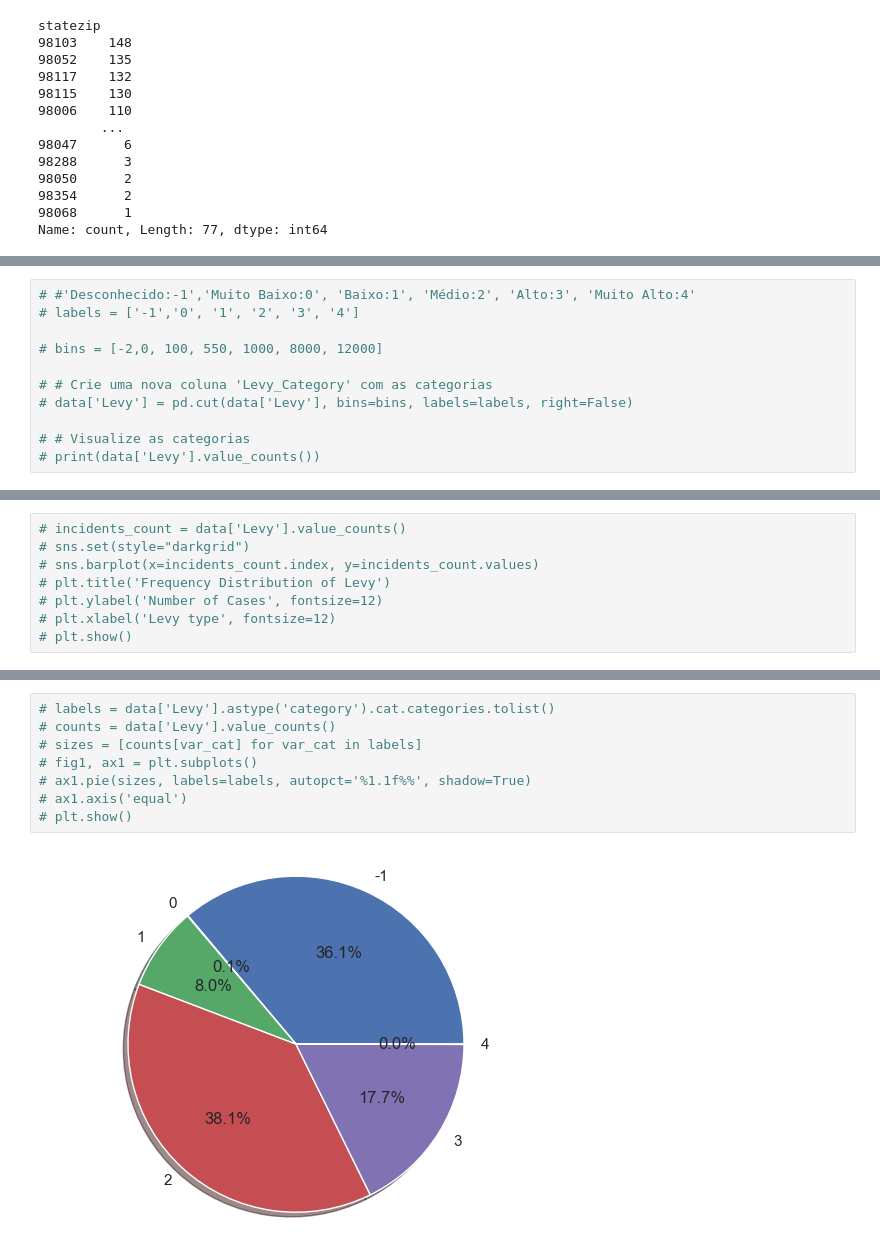
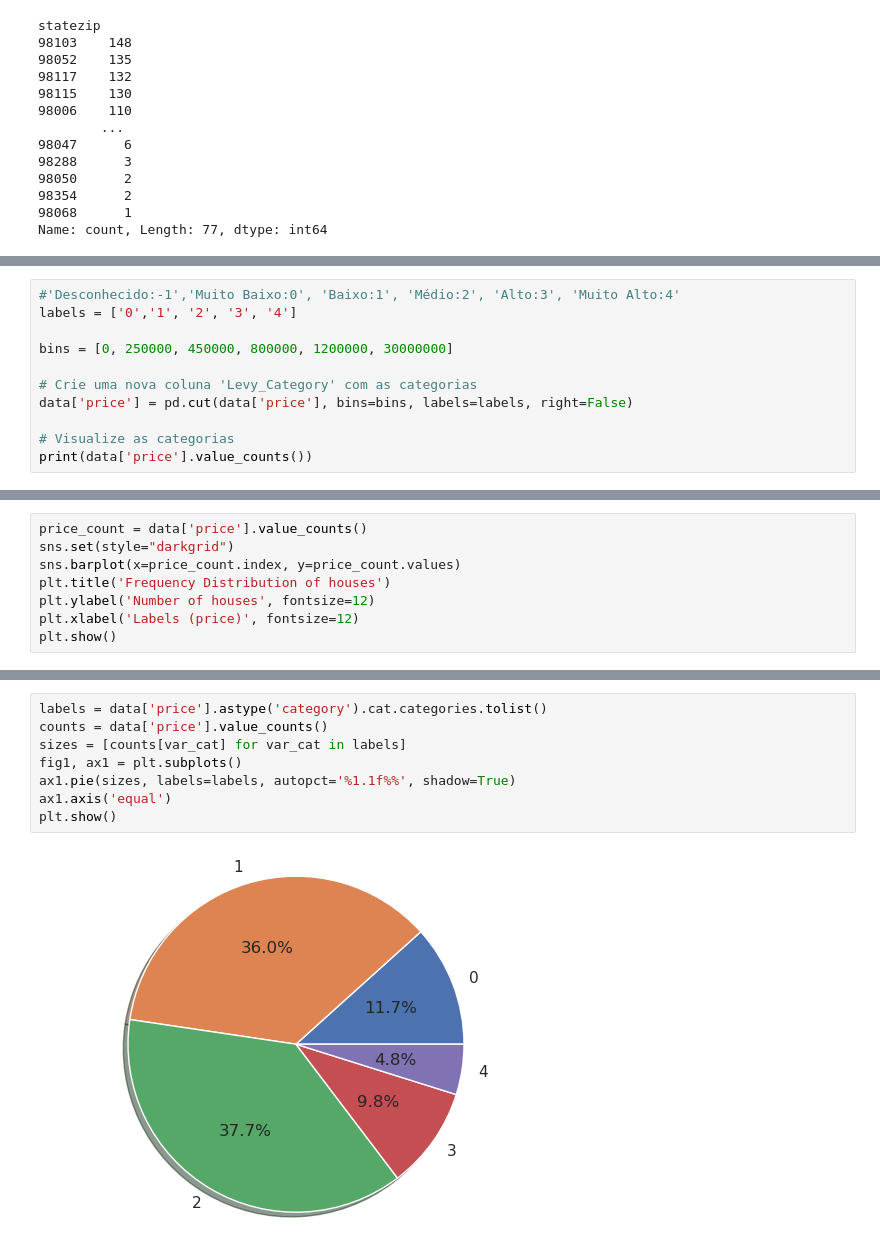
Before and after one commit to GoncaloSenra/DAA-Modelos-de-Machine-Learning, a Jupyter notebook: teste_house.ipynb, the cells around one changed output, grey strips where cells are left out. Saved outputs shown, nothing was run; the diff lists cells and outputs as text.

```diff
--- a/teste_house.ipynb
+++ b/teste_house.ipynb
@@ -345,12 +335,12 @@ data.head()
 # %%
-# #'Desconhecido:-1','Muito Baixo:0', 'Baixo:1', 'Médio:2', 'Alto:3', 'Muito Alto:4'
-# labels = ['-1','0', '1', '2', '3', '4']
+#'Desconhecido:-1','Muito Baixo:0', 'Baixo:1', 'Médio:2', 'Alto:3', 'Muito Alto:4'
+labels = ['0','1', '2', '3', '4']
 
-# bins = [-2,0, 100, 550, 1000, 8000, 12000]
+bins = [0, 250000, 450000, 800000, 1200000, 30000000]
 
-# # Crie uma nova coluna 'Levy_Category' com as categorias
-# data['Levy'] = pd.cut(data['Levy'], bins=bins, labels=labels, right=False)
+# Crie uma nova coluna 'Levy_Category' com as categorias
+data['price'] = pd.cut(data['price'], bins=bins, labels=labels, right=False)
 
-# # Visualize as categorias
-# print(data['Levy'].value_counts())
+# Visualize as categorias
+print(data['price'].value_counts())
 # %% [output]
@@ -364,10 +353,10 @@ Levy
 Name: count, dtype: int64
 # %%
-# incidents_count = data['Levy'].value_counts()
-# sns.set(style="darkgrid")
-# sns.barplot(x=incidents_count.index, y=incidents_count.values)
-# plt.title('Frequency Distribution of Levy')
-# plt.ylabel('Number of Cases', fontsize=12)
-# plt.xlabel('Levy type', fontsize=12)
-# plt.show()
+price_count = data['price'].value_counts()
+sns.set(style="darkgrid")
+sns.barplot(x=price_count.index, y=price_count.values)
+plt.title('Frequency Distribution of houses')
+plt.ylabel('Number of houses', fontsize=12)
+plt.xlabel('Labels (price)', fontsize=12)
+plt.show()
 # %% [output]
@@ -375,13 +364,13 @@ Name: count, dtype: int64
 # %%
-# labels = data['Levy'].astype('category').cat.categories.tolist()
-# counts = data['Levy'].value_counts()
-# sizes = [counts[var_cat] for var_cat in labels]
-# fig1, ax1 = plt.subplots()
-# ax1.pie(sizes, labels=labels, autopct='%1.1f%%', shadow=True)
-# ax1.axis('equal')
-# plt.show()
+labels = data['price'].astype('category').cat.categories.tolist()
+counts = data['price'].value_counts()
+sizes = [counts[var_cat] for var_cat in labels]
+fig1, ax1 = plt.subplots()
+ax1.pie(sizes, labels=labels, autopct='%1.1f%%', shadow=True)
+ax1.axis('equal')
+plt.show()
 # %% [output]
-[figure, old version]
+[figure, new version]
 # %%
 # data.Mileage = data.Mileage.map(lambda x: x.rstrip(' km'))
 # data.Mileage = data.Mileage.astype('float')
```
Also changed, not shown: parts of 24 cells of this notebook.
